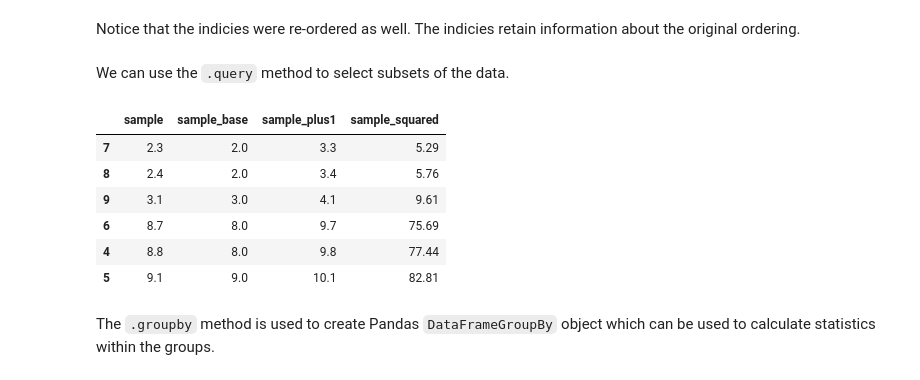
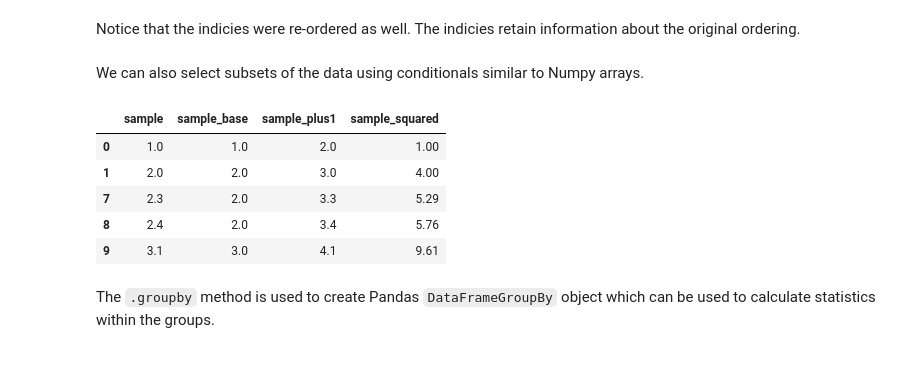
Before and after one commit to semaphoreP/codeastro, a Jupyter notebook: Day1/numpy_pandas.ipynb, the cells around one changed output. Drawn from its saved outputs; the diff is of its cells as text; code cells hidden in the pictures.

```diff
--- a/Day1/numpy_pandas.ipynb
+++ b/Day1/numpy_pandas.ipynb
@@ -186,17 +196,16 @@ df
 # %% [markdown]
 Notice that the indicies were re-ordered as well. The indicies retain information about the original ordering.
 # %% [markdown]
-We can use the `.query` method to select subsets of the data.
+We can also select subsets of the data using conditionals similar to Numpy arrays.
 # %%
-q1 = df.query('2 < sample <= 4 or sample_squared > 70')
+q1 = df[df['sample'] <= 4]
 q1
 # %% [output]
 |  | sample | sample_base | sample_plus1 | sample_squared |
+| 0 | 1.0 | 1.0 | 2.0 | 1.00 |
+| 1 | 2.0 | 2.0 | 3.0 | 4.00 |
 | 7 | 2.3 | 2.0 | 3.3 | 5.29 |
 | 8 | 2.4 | 2.0 | 3.4 | 5.76 |
 | 9 | 3.1 | 3.0 | 4.1 | 9.61 |
-| 6 | 8.7 | 8.0 | 9.7 | 75.69 |
-| 4 | 8.8 | 8.0 | 9.8 | 77.44 |
-| 5 | 9.1 | 9.0 | 10.1 | 82.81 |
 # %% [markdown]
 The `.groupby` method is used to create Pandas `DataFrameGroupBy` object which can be used to calculate statistics within the groups.
```
Also changed, not shown: parts of 10 cells of this notebook.
